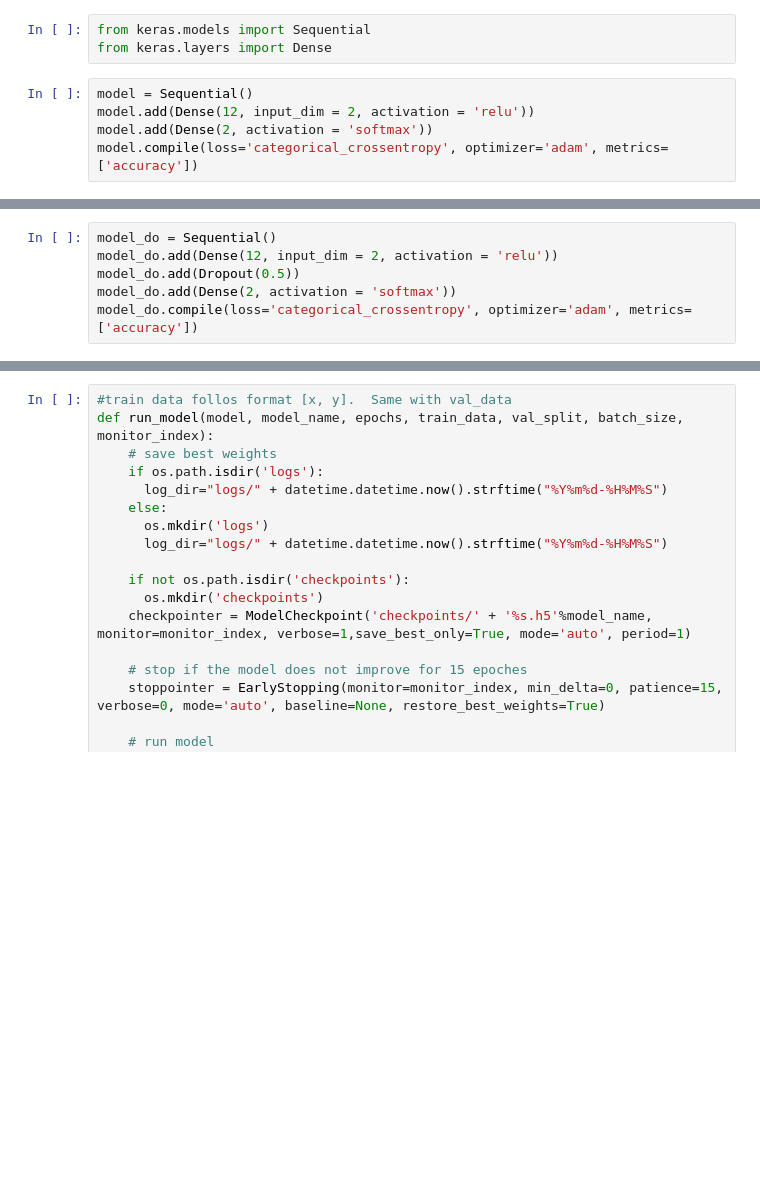
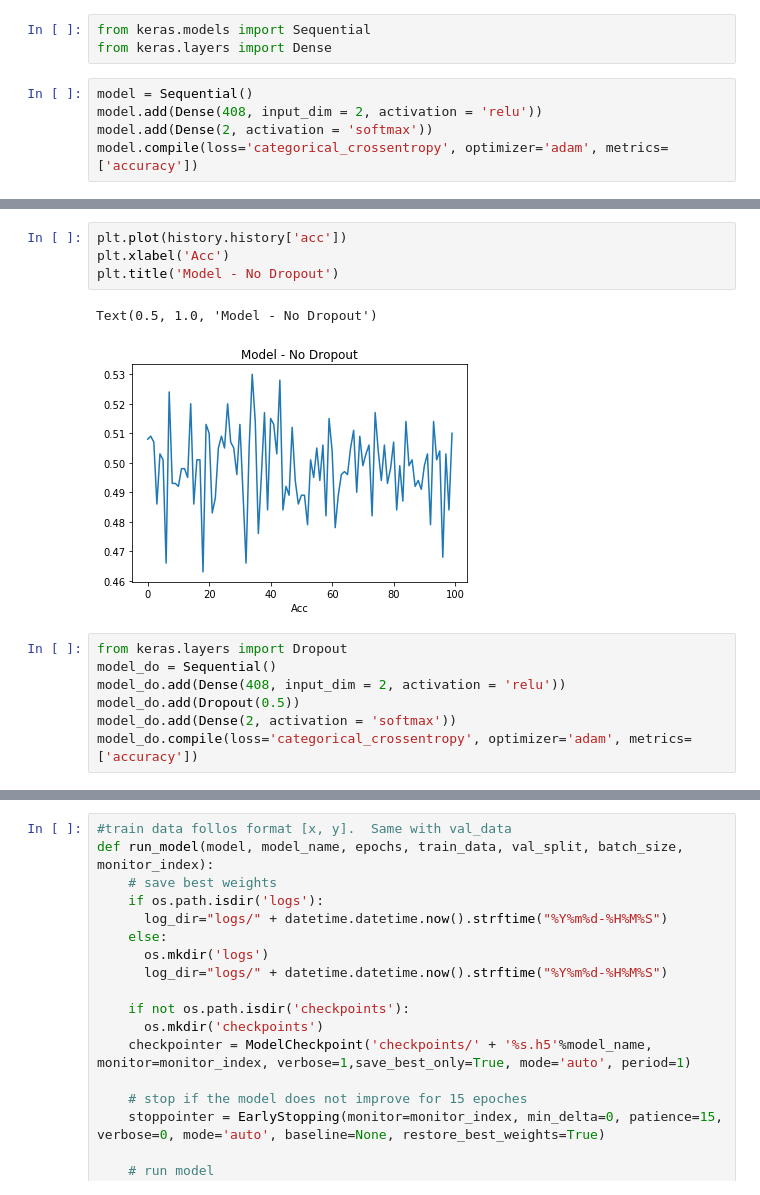
Before and after one commit to NathanielRose/eeg-294, a Jupyter notebook: Gumpy_Testing_SH.ipynb, the cells around one changed output, grey strips where cells are left out. Drawn from its saved outputs; the diff is of its cells as text; blank space fills up the shorter version.

```diff
--- a/Gumpy_Testing_SH.ipynb
+++ b/Gumpy_Testing_SH.ipynb
@@ -645,7 +645,7 @@ from keras.models import Sequential
 from keras.layers import Dense
 # %%
 model = Sequential()
-model.add(Dense(12, input_dim = 2, activation = 'relu'))
+model.add(Dense(408, input_dim = 2, activation = 'relu'))
 model.add(Dense(2, activation = 'softmax'))
 model.compile(loss='categorical_crossentropy', optimizer='adam', metrics=['accuracy'])
 # %%
@@ -709,6 +707,14 @@ Epoch 20/20
+# %%
+plt.plot(history.history['acc'])
+plt.xlabel('Acc')
+plt.title('Model - No Dropout')
+# %% [output]
+Text(0.5, 1.0, 'Model - No Dropout')
+[figure, added]
 # %%
+from keras.layers import Dropout
 model_do = Sequential()
-model_do.add(Dense(12, input_dim = 2, activation = 'relu'))
+model_do.add(Dense(408, input_dim = 2, activation = 'relu'))
 model_do.add(Dropout(0.5))
 model_do.add(Dense(2, activation = 'softmax'))
 model_do.compile(loss='categorical_crossentropy', optimizer='adam', metrics=['accuracy'])
```
Also changed, not shown: parts of 9 cells of this notebook.
